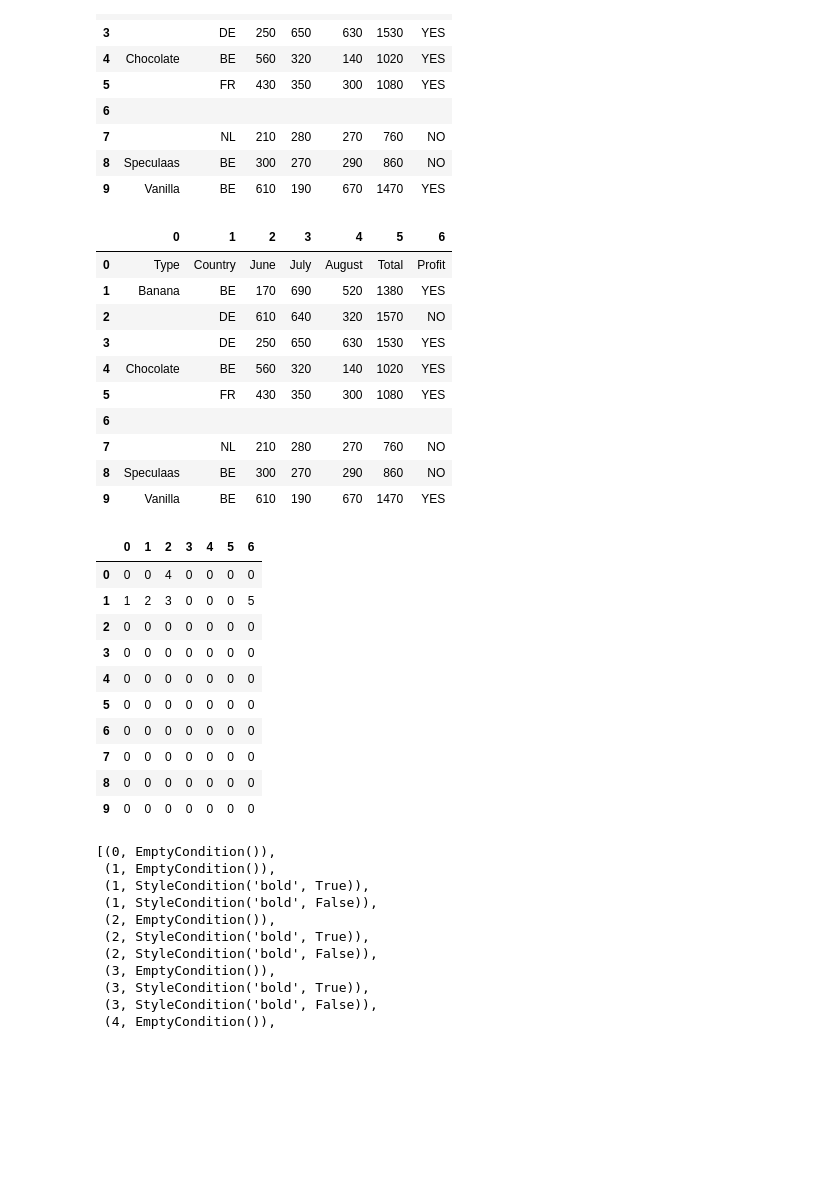
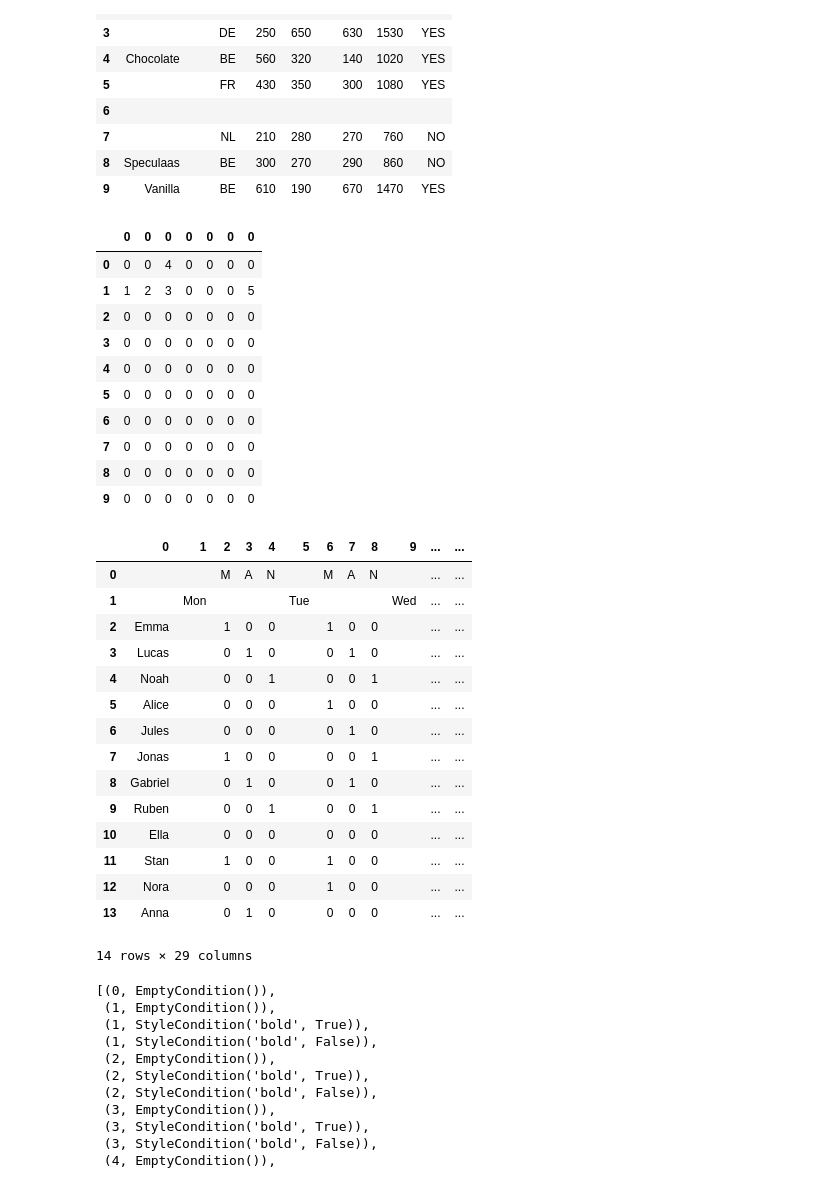
Before and after one commit to PidgeyUsedGust/synthasizer, a Jupyter notebook: notebooks/transformations.ipynb, the cells around one changed output. Drawn from its saved outputs; the diff is of its cells as text; code cells hidden in the pictures; blank space fills up the shorter version.

Commit message:
Working version on nurse. Relatively fast.

```diff
--- a/notebooks/transformations.ipynb
+++ b/notebooks/transformations.ipynb
@@ -14,9 +14,7 @@ from synthasizer.table import Table, Cell, detect
 from synthasizer.transformations import *
 from synthasizer.conditions import *
 # %%
-icecream = detect(
-    openpyxl.load_workbook("../data/icecream.xlsx")['icecream']
-)[0]
+icecream = detect(openpyxl.load_workbook("../data/icecream.xlsx")["icecream"])[0]
 icecream.df
 # %% [output]
 |  | 0 | 1 | 2 | 3 | 4 | 5 | 6 |
@@ -33,32 +31,20 @@ icecream.df
 # %%
 icecream_color = copy(icecream)
 icecream_color.color(0, 1)
 icecream_color.color(1, 1)
 icecream_color.color(2, 1)
 icecream_color.color(2, 0)
 icecream_color.color(6, 1)
-display(icecream_color.df)
 display(icecream_color.color_df)
 # %% [output]
-|  | 0 | 1 | 2 | 3 | 4 | 5 | 6 |
-| 0 | Type | Country | June | July | August | Total | Profit |
-| 1 | Banana | BE | 170 | 690 | 520 | 1380 | YES |
-| 2 |  | DE | 610 | 640 | 320 | 1570 | NO |
-| 3 |  | DE | 250 | 650 | 630 | 1530 | YES |
-| 4 | Chocolate | BE | 560 | 320 | 140 | 1020 | YES |
-| 5 |  | FR | 430 | 350 | 300 | 1080 | YES |
-| 6 |  |  |  |  |  |  |  |
-| 7 |  | NL | 210 | 280 | 270 | 760 | NO |
-| 8 | Speculaas | BE | 300 | 270 | 290 | 860 | NO |
-| 9 | Vanilla | BE | 610 | 190 | 670 | 1470 | YES |
+|  | 0 | 0 | 0 | 0 | 0 | 0 | 0 |
+| 0 | 0 | 0 | 4 | 0 | 0 | 0 | 0 |
+| 1 | 1 | 2 | 3 | 0 | 0 | 0 | 5 |
+| 2 | 0 | 0 | 0 | 0 | 0 | 0 | 0 |
+| 3 | 0 | 0 | 0 | 0 | 0 | 0 | 0 |
+| 4 | 0 | 0 | 0 | 0 | 0 | 0 | 0 |
+| 5 | 0 | 0 | 0 | 0 | 0 | 0 | 0 |
+| 6 | 0 | 0 | 0 | 0 | 0 | 0 | 0 |
+| 7 | 0 | 0 | 0 | 0 | 0 | 0 | 0 |
+| 8 | 0 | 0 | 0 | 0 | 0 | 0 | 0 |
+| 9 | 0 | 0 | 0 | 0 | 0 | 0 | 0 |
-|  | 0 | 1 | 2 | 3 | 4 | 5 | 6 |
-| 0 | 0 | 0 | 4 | 0 | 0 | 0 | 0 |
-| 1 | 1 | 2 | 3 | 0 | 0 | 0 | 5 |
-| 2 | 0 | 0 | 0 | 0 | 0 | 0 | 0 |
-| 3 | 0 | 0 | 0 | 0 | 0 | 0 | 0 |
-| 4 | 0 | 0 | 0 | 0 | 0 | 0 | 0 |
-| 5 | 0 | 0 | 0 | 0 | 0 | 0 | 0 |
-| 6 | 0 | 0 | 0 | 0 | 0 | 0 | 0 |
-| 7 | 0 | 0 | 0 | 0 | 0 | 0 | 0 |
-| 8 | 0 | 0 | 0 | 0 | 0 | 0 | 0 |
-| 9 | 0 | 0 | 0 | 0 | 0 | 0 | 0 |
@@ -67,3 +51,23 @@ display(icecream_color.color_df)
+# %%
+nurse = detect(openpyxl.load_workbook("../data/nurse.xlsx")["Sheet1"])[0]
+nurse.df
+# %% [output]
+|  | 0 | 1 | 2 | 3 | 4 | 5 | 6 | 7 | 8 | 9 | ... | ... |
+| 0 |  |  | M | A | N |  | M | A | N |  | ... | ... |
+| 1 |  | Mon |  |  |  | Tue |  |  |  | Wed | ... | ... |
+| 2 | Emma |  | 1 | 0 | 0 |  | 1 | 0 | 0 |  | ... | ... |
+| 3 | Lucas |  | 0 | 1 | 0 |  | 0 | 1 | 0 |  | ... | ... |
+| 4 | Noah |  | 0 | 0 | 1 |  | 0 | 0 | 1 |  | ... | ... |
+| 5 | Alice |  | 0 | 0 | 0 |  | 1 | 0 | 0 |  | ... | ... |
+| 6 | Jules |  | 0 | 0 | 0 |  | 0 | 1 | 0 |  | ... | ... |
+| 7 | Jonas |  | 1 | 0 | 0 |  | 0 | 0 | 1 |  | ... | ... |
+| 8 | Gabriel |  | 0 | 1 | 0 |  | 0 | 1 | 0 |  | ... | ... |
+| 9 | Ruben |  | 0 | 0 | 1 |  | 0 | 0 | 1 |  | ... | ... |
+| 10 | Ella |  | 0 | 0 | 0 |  | 0 | 0 | 0 |  | ... | ... |
+| 11 | Stan |  | 1 | 0 | 0 |  | 1 | 0 | 0 |  | ... | ... |
+| 12 | Nora |  | 0 | 0 | 0 |  | 1 | 0 | 0 |  | ... | ... |
+| 13 | Anna |  | 0 | 1 | 0 |  | 0 | 0 | 0 |  | ... | ... |
+14 rows × 29 columns
 # %%
 Delete.arguments(icecream)
 # %% [output]
```
Also changed, not shown: parts of 21 cells of this notebook, 21 other files.
